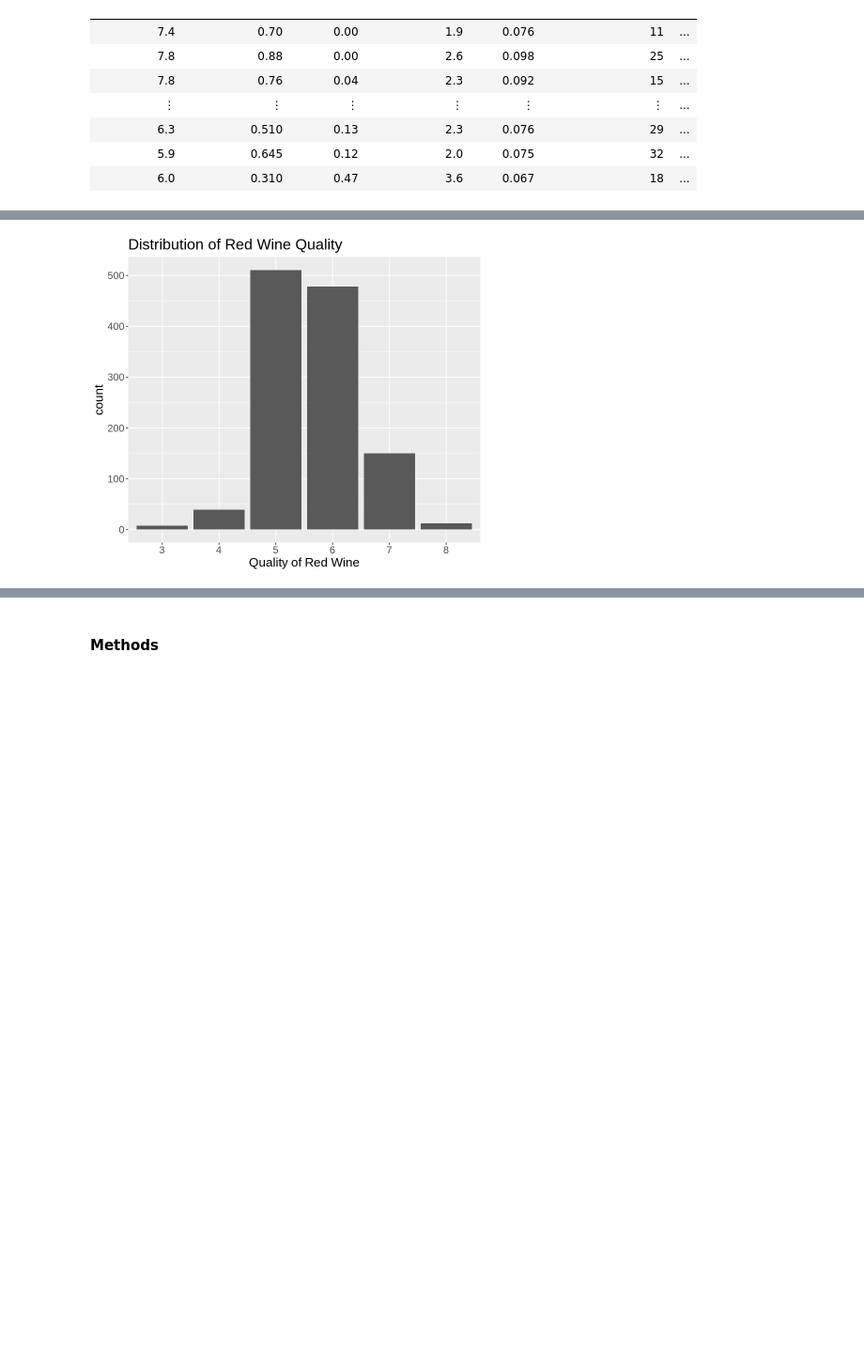
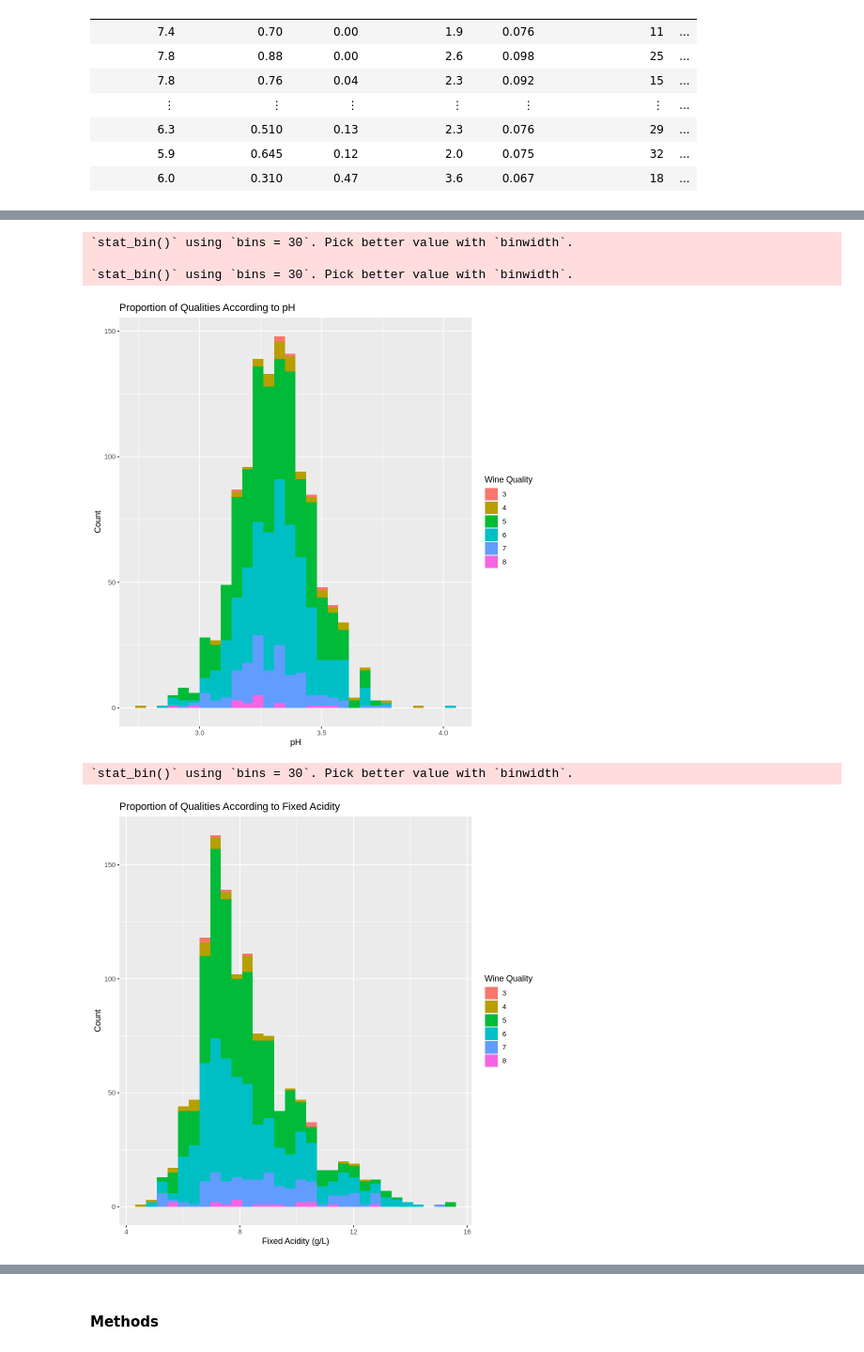
Before and after one commit to man-on-wire/Vinho-Verde, a Jupyter notebook: Written Proposal.ipynb, the cells around one changed output, grey strips where cells are left out. Shown at 94% size. Drawn from its saved outputs; the diff is of its cells as text; code cells hidden in the pictures; blank space fills up the shorter version.

```diff
--- a/Written Proposal.ipynb
+++ b/Written Proposal.ipynb
@@ -106,15 +105,40 @@ A tibble: 1 × 1
 | <int> |
 | 0 |
 # %%
-options(repr.plot.height = 6, repr.plot.width = 7)
+#Below, we have created three histograms according to three predictors, showing distribution of wine quality
 
+options(repr.plot.height = 8, repr.plot.width = 8)
+red_wine_plot <- red_wine_train |>
+    ggplot(aes(x = pH, fill = quality)) +
+    geom_histogram() +
+    xlab("pH") +
+    ylab("Count") +
+    labs(fill = "Wine Quality") +
+    ggtitle("Proportion of Qualities According to pH")
 
-red_wine_hist <- ggplot(red_wine_train, aes(x = quality)) +
-  geom_bar(stat = "count") +
-  labs(x = "Quality of Red Wine") +
-  theme(text = element_text(size = 16)) +
-  ggtitle(paste0("Distribution of Red Wine Quality"))
+red_wine_plot2 <- red_wine_train |>
+    ggplot(aes(x = fixed.acidity, fill = quality)) +
+    geom_histogram() +
+    xlab("Fixed Acidity (g/L)") +
+    ylab("Count") +
+    labs(fill = "Wine Quality") +
+    ggtitle("Proportion of Qualities According to Fixed Acidity")
 
-red_wine_hist
+red_wine_plot3 <- red_wine_train |>
+    ggplot(aes(x = alcohol, fill = quality)) +
+    geom_histogram() +
+    xlab("Alcohol (%)") +
+    ylab("Count") +
+    labs(fill = "Wine Quality") +
+    ggtitle("Proportion of Qualities According to Alcohol Content")
+
+red_wine_plot
+red_wine_plot2
+red_wine_plot3
 # %% [output]
+`stat_bin()` using `bins = 30`. Pick better value with `binwidth`.
+
+`stat_bin()` using `bins = 30`. Pick better value with `binwidth`.
-[figure, old version]
+[figure, new version]
+`stat_bin()` using `bins = 30`. Pick better value with `binwidth`.
+[figure, added]
```
Also changed, not shown: parts of 9 cells of this notebook.
